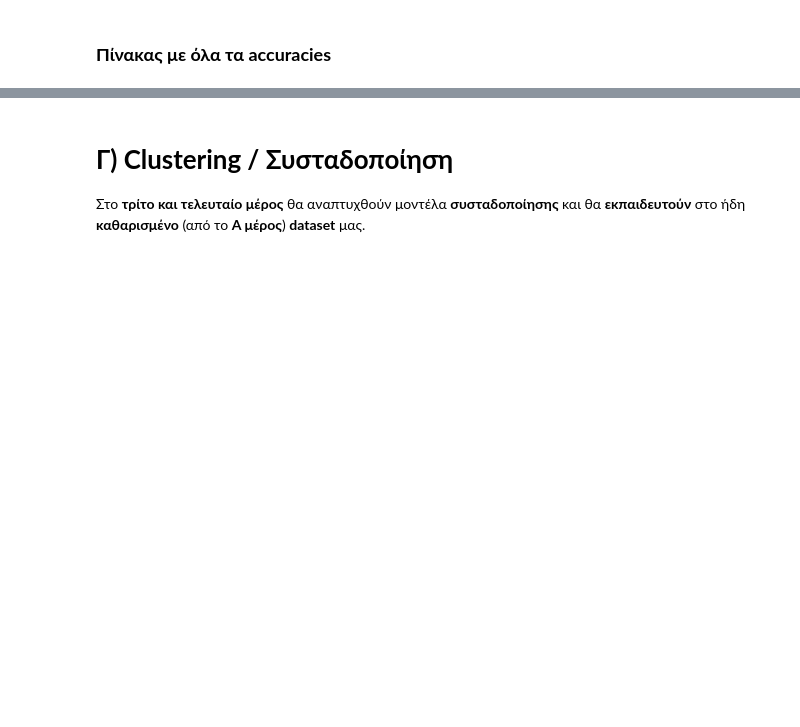
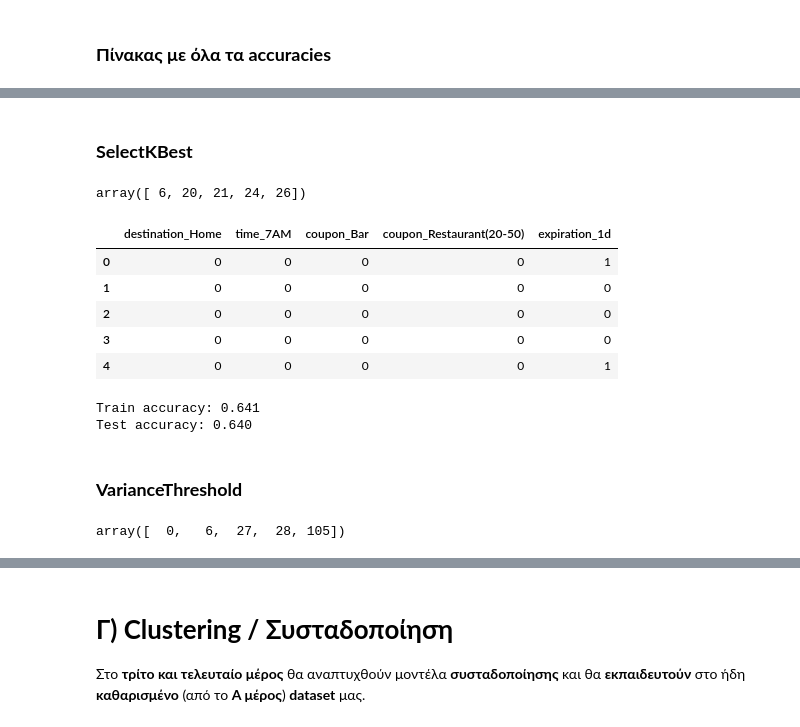
Before and after one commit to Maagnitude/coupon-recommend-models, a Jupyter notebook: coupon_recommend_models.ipynb, the cells around one changed output, grey strips where cells are left out. Drawn from its saved outputs; the diff is of its cells as text; code cells hidden in the pictures; blank space fills up the shorter version.

```diff
--- a/coupon_recommend_models.ipynb
+++ b/coupon_recommend_models.ipynb
@@ -730,0 +690,29 @@ Accuracy: 0.62
+# %% [markdown]
+### **SelectKBest**
+# %%
+from sklearn.feature_selection import SelectKBest
+from sklearn.feature_selection import f_classif
+
+X_1 = sec_df.drop(['Y'], axis=1)
+y = sec_df['Y']
+
+# Στο k βάζουμε τον αριθμό των γνωρισμάτων που θέλουμε να επιλεχθούν.
+selector = SelectKBest(f_classif, k=5)
+X_new_1 = selector.fit_transform(X_1, y)
+
+# Παίρνουμε τους δείκτες των γνωρισμάτων που επιλέχθηκαν.
+selected_feature_indices = selector.get_support(indices=True)
+
+selected_feature_indices
+# %% [output]
+array([ 6, 20, 21, 24, 26])
+# %%
+new_sec_df = sec_df.iloc[:, selected_feature_indices]
+new_sec_df.head()
+# %% [output]
+|  | destination_Home | time_7AM | coupon_Bar | coupon_Restaurant(20-50) | expiration_1d |
+| 0 | 0 | 0 | 0 | 0 | 1 |
+| 1 | 0 | 0 | 0 | 0 | 0 |
+| 2 | 0 | 0 | 0 | 0 | 0 |
+| 3 | 0 | 0 | 0 | 0 | 0 |
+| 4 | 0 | 0 | 0 | 0 | 1 |
@@ -730,0 +722,35 @@ Accuracy: 0.62
+# %%
+sec_rnf_mod =  RandomForestClassifier()
+sec_rnf_mod.fit(sec_X_train, sec_y_train)
+
+# Πρόβλεψη μοντέλου στο train set
+sec_y_predtrain_rnf = sec_rnf_mod.predict(sec_X_train)
+sec_rnf_accuracy_train = accuracy_score(sec_y_train, sec_y_predtrain_rnf)
+
+# Πρόβλεψη μοντέλου στο test set
+sec_y_pred_rnf = sec_rnf_mod.predict(sec_X_test)
+sec_rnf_accuracy = accuracy_score(sec_y_test, sec_y_pred_rnf)
+
+print(f'Train accuracy: {sec_rnf_accuracy_train:.3f}\
+        \nTest accuracy: {sec_rnf_accuracy:.3f}')
+# %% [output]
+Train accuracy: 0.641
+Test accuracy: 0.640
+# %% [markdown]
+### **VarianceThreshold**
+# %%
+from sklearn.feature_selection import VarianceThreshold
+
+X2 = sec_df.drop(['Y'], axis=1)
+
+# Set the threshold to 0.8, only keep features with a variance greater than 0.8
+# Βάζουμε το threshold στο 0.247, για τα 5 πιο σημαντικά γνωρίσματα.
+selector = VarianceThreshold(threshold=0.247)
+X_new2 = selector.fit_transform(X2)
+
+# Get the indices of the selected features
+selected_feature_indices2 = selector.get_support(indices=True)
+
+selected_feature_indices2
+# %% [output]
+array([  0,   6,  27,  28, 105])
```
Also changed, not shown: parts of 70 cells of this notebook.
